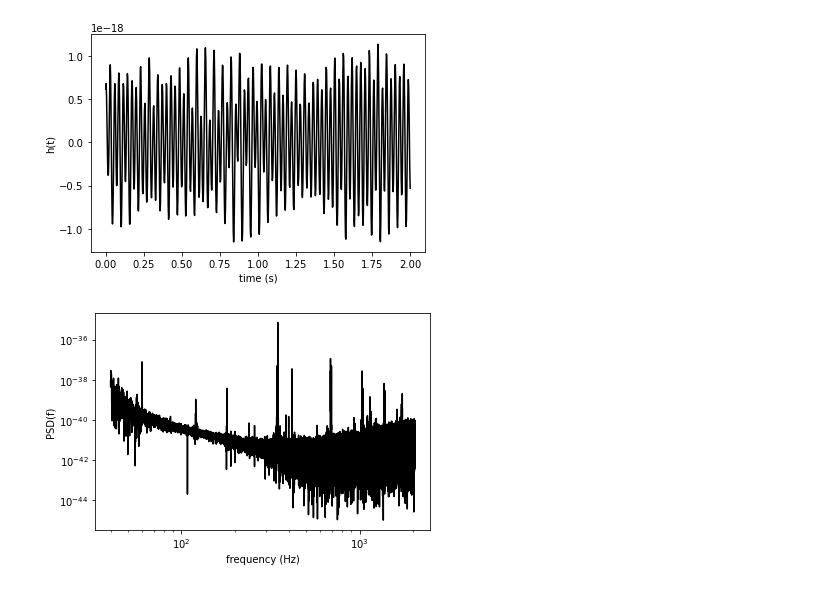
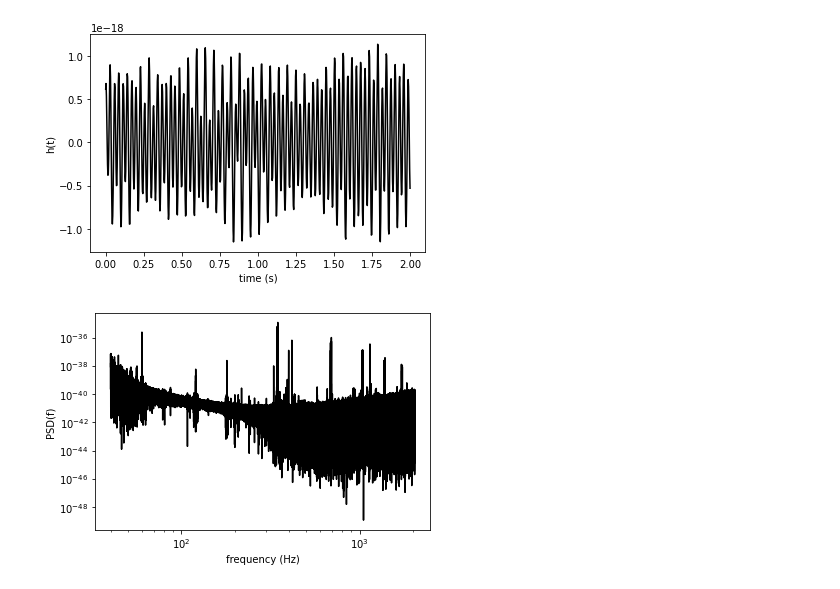
Before and after one commit to uom-lectures/PHY3287, a Jupyter notebook: lecture_3.ipynb, the cells around one changed output. Saved outputs shown, nothing was run; the diff lists cells and outputs as text; code cells hidden in the pictures.

```diff
--- a/lecture_3.ipynb
+++ b/lecture_3.ipynb
@@ -453,23 +454,23 @@ plt.show()
 # %%
 # Compute PSD using simple FFT
 N = len(data)
 df = 1. / (N * dt)
 PSD = abs(dt * np.fft.fft(data)[:N // 2]) ** 2
 f = df * np.arange(N / 2)
 
 # Select which frequencies to plot based on fmin and fmax
 cutoff = ((f >= fmin) & (f <= fmax))
 f = f[cutoff]
 PSD = PSD[cutoff]
-f = f[::100]
-PSD = PSD[::100]
+#f = f[::100]
+#PSD = PSD[::100]
 
 # Plot using log scaling
 plt.loglog(f, PSD, '-k')
 plt.xlabel('frequency (Hz)')
 plt.ylabel('PSD(f)')
 plt.show()
 # %% [output]
-[figure, old version]
+[figure, new version]
 # %%
 # Compute PSD using Welch's method and no window function
```
Also changed, not shown: parts of 8 cells of this notebook, 1 other file.
